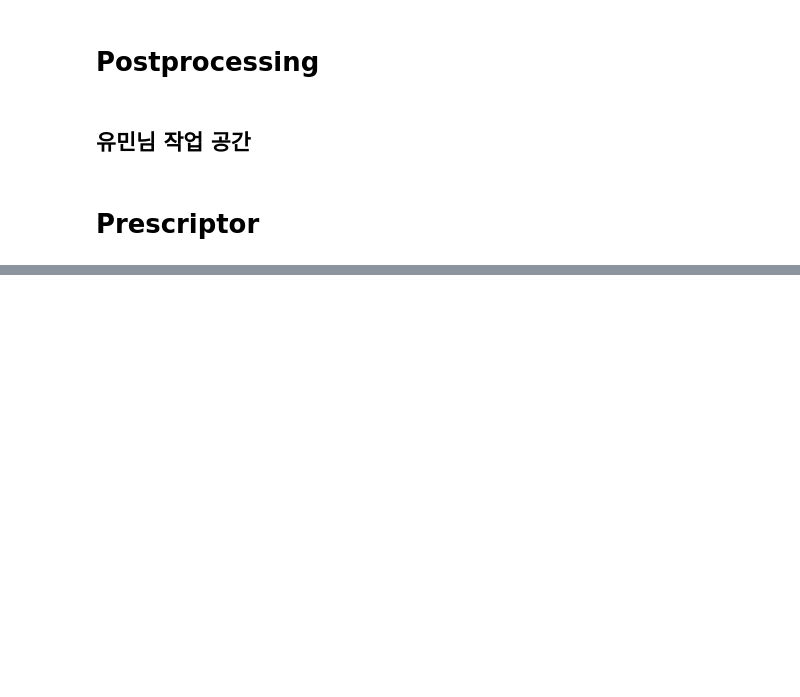
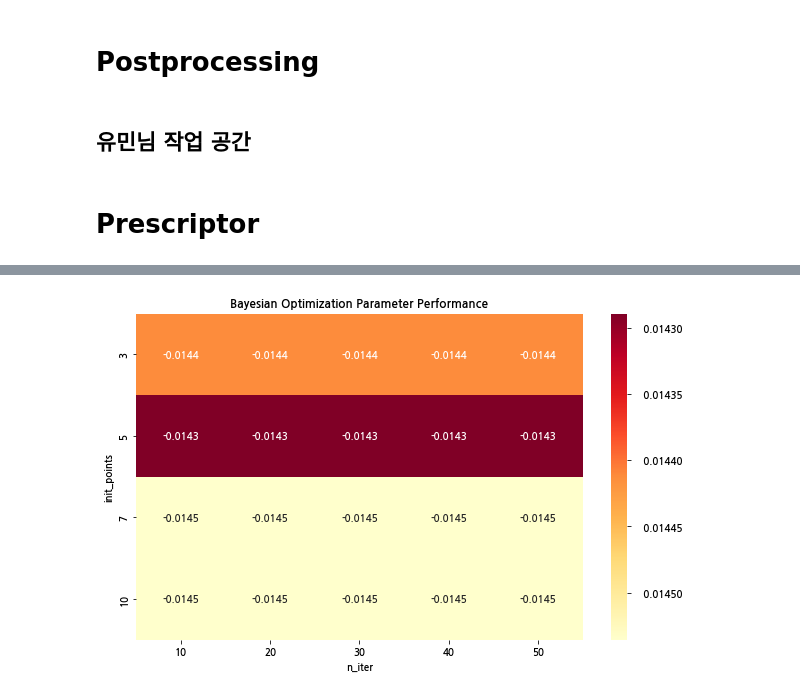
Before and after one commit to muk-jjang/2024_KAMP_casting_optimization_competition, a Jupyter notebook: casting_optimization/main.ipynb, the cells around one changed output, grey strips where cells are left out. Cells and saved outputs as stored; diff of their text form; code cells hidden in the pictures; blank space fills up the shorter version.

```diff
--- a/casting_optimization/main.ipynb
+++ b/casting_optimization/main.ipynb
@@ -322,0 +409,18 @@ plt.show()
+# %%
+# bayesian optimization
+def predictor_function(lower_mold_temp2, cast_pressure, molten_temp):
+    X_test = test[columns.input_columns].copy()
+    X_test['lower_mold_temp2'] = lower_mold_temp2
+    X_test['cast_pressure'] = cast_pressure
+    X_test['molten_temp'] = molten_temp
+    return - model.predict(X_test).mean()
+
+# Bounded region of parameter space
+pbounds = {'lower_mold_temp2': (135, 333), 'cast_pressure': (300, 1000), 'molten_temp': (626, 735)}
+
+optimizer = BayesianOptimization(
+    f=predictor_function,
+    pbounds=pbounds,
+    verbose=2, # verbose = 1 prints only when a maximum is observed, verbose = 0 is silent
+    random_state=1,
+)
@@ -322,0 +503,77 @@ plt.show()
+# %%
+import numpy as np
+from sklearn.model_selection import cross_val_score
+from itertools import product
+
+def evaluate_bo_params(init_points, n_iter, random_state=1):
+    """
+    주어진 init_points와 n_iter로 베이지안 최적화를 수행하고 결과를 평가
+    """
+    optimizer = BayesianOptimization(
+        f=predictor_function,
+        pbounds=pbounds,
+        verbose=0,
+        random_state=random_state
+    )
+
+    # 베이지안 최적화 수행
+    optimizer.maximize(
+        init_points=init_points,
+        n_iter=n_iter
+    )
+
+    return optimizer.max['target']
+
+# 탐색할 파라미터 범위 설정
+init_points_range = [3, 5, 7, 10]
+n_iter_range = [10, 20, 30, 40, 50]
+
+# 결과를 저장할 딕셔너리
+results = {}
+
+# Grid Search 수행
+for init_points, n_iter in product(init_points_range, n_iter_range):
+    # 각 조합에 대해 여러 번 실행하여 평균 성능 계산
+    scores = []
+    for seed in range(3):  # 3번 반복
+        score = evaluate_bo_params(init_points, n_iter, random_state=seed)
+        scores.append(score)
+
+    # 평균 성능 저장
+    avg_score = np.mean(scores)
+    std_score = np.std(scores)
+    results[(init_points, n_iter)] = (avg_score, std_score)
+
+    print(f"init_points: {init_points}, n_iter: {n_iter}")
+    print(f"Average Score: {avg_score:.4f} (±{std_score:.4f})")
+    print("-" * 50)
+
+# 최적의 파라미터 찾기
+best_params = max(results.items(), key=lambda x: x[1][0])
+print("\nBest Parameters:")
+print(f"init_points: {best_params[0][0]}")
+print(f"n_iter: {best_params[0][1]}")
+print(f"Score: {best_params[1][0]:.4f} (±{best_params[1][1]:.4f})")
+
+# 결과 시각화
+import matplotlib.pyplot as plt
+import seaborn as sns
+
+# 히트맵 데이터 준비
+heatmap_data = np.zeros((len(init_points_range), len(n_iter_range)))
+for i, init_points in enumerate(init_points_range):
+    for j, n_iter in enumerate(n_iter_range):
+        heatmap_data[i, j] = results[(init_points, n_iter)][0]
+
+plt.figure(figsize=(10, 6))
+sns.heatmap(heatmap_data,
+            xticklabels=n_iter_range,
+            yticklabels=init_points_range,
+            annot=True,
+            fmt='.4f',
+            cmap='YlOrRd')
+plt.xlabel('n_iter')
+plt.ylabel('init_points')
+plt.title('Bayesian Optimization Parameter Performance')
+plt.show()
+# %% [output]
@@ -322,0 +597 @@ plt.show()
+[figure, added]
```
Also changed, not shown: parts of 16 cells of this notebook.
